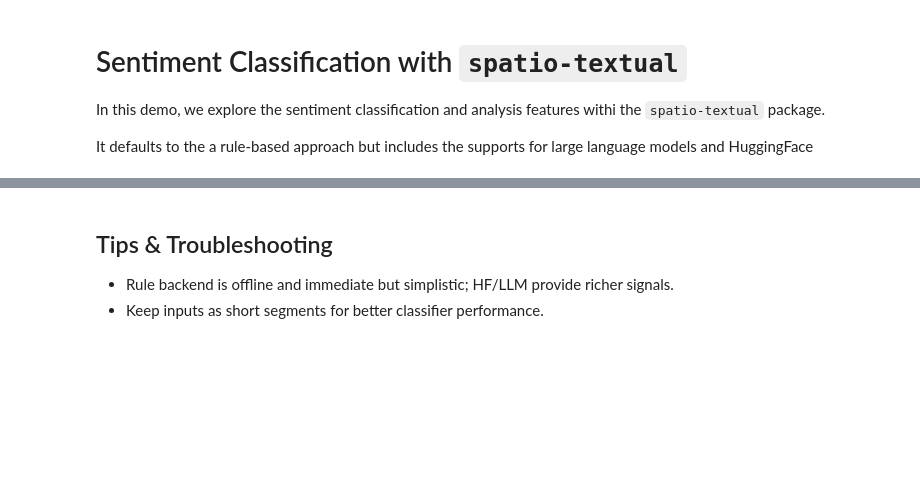
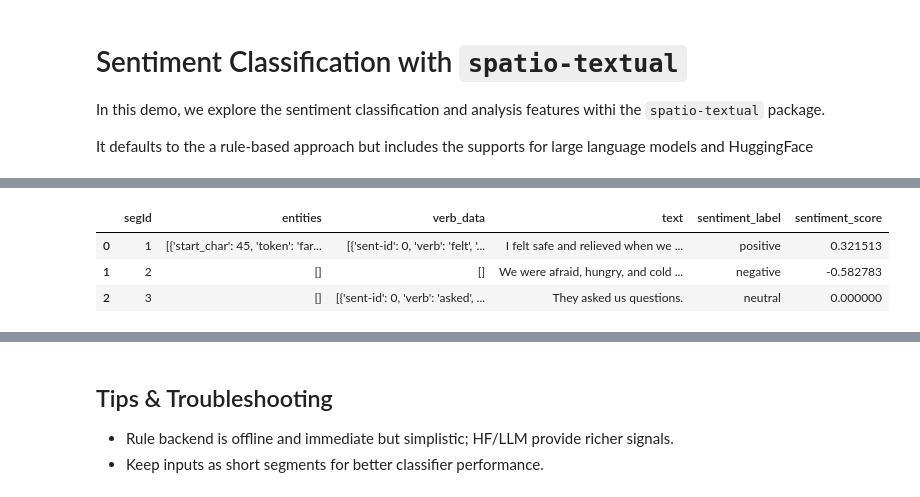
Before and after one commit to SpaceTimeNarratives/spatio-textual-colab-demos, a Jupyter notebook: demo_2_sentiment.ipynb, the cells around one changed output, grey strips where cells are left out. Drawn from its saved outputs; the diff is of its cells as text; code cells hidden in the pictures; blank space fills up the shorter version.

```diff
--- a/demo_2_sentiment.ipynb
+++ b/demo_2_sentiment.ipynb
@@ -34,0 +31,3 @@ import pandas as pd
+# %%
+nlp = load_spacy_model("en_core_web_trf")
+ann = Annotator(nlp)
@@ -48,8 +62,18 @@ sa.predict(texts)
 # %%
-nlp = load_spacy_model("en_core_web_sm")
-ann = Annotator(nlp)
-recs = ann.annotate_texts(texts, file_id="sent_demo", include_text=True)
+recs = ann.annotate_texts(
+    texts,
+    file_id="sent_demo", # Use what is relevant for your work
+    include_text=True, # Let's you include the text in the result
+    include_verbs=True) # Let's you extract verbs
+
 preds = sa.predict([r["text"] for r in recs])
+
 for r, p in zip(recs, preds):
     r.update({"sentiment_label": p["label"], "sentiment_score": p["score"]})
-pd.DataFrame([{k:r.get(k) for k in ["segId","text","sentiment_label","sentiment_score"]} for r in recs])
+
+pd.DataFrame([{k:r.get(k) for k in ["segId","entities","verb_data","text","sentiment_label","sentiment_score"]} for r in recs])
+# %% [output]
+|  | segId | entities | verb_data | text | sentiment_label | sentiment_score |
+| 0 | 1 | [{'start_char': 45, 'token': 'far... | [{'sent-id': 0, 'verb': 'felt', '... | I felt safe and relieved when we ... | positive | 0.321513 |
+| 1 | 2 | [] | [] | We were afraid, hungry, and cold ... | negative | -0.582783 |
+| 2 | 3 | [] | [{'sent-id': 0, 'verb': 'asked', ... | They asked us questions. | neutral | 0.000000 |
```
Also changed, not shown: parts of 18 cells of this notebook.
